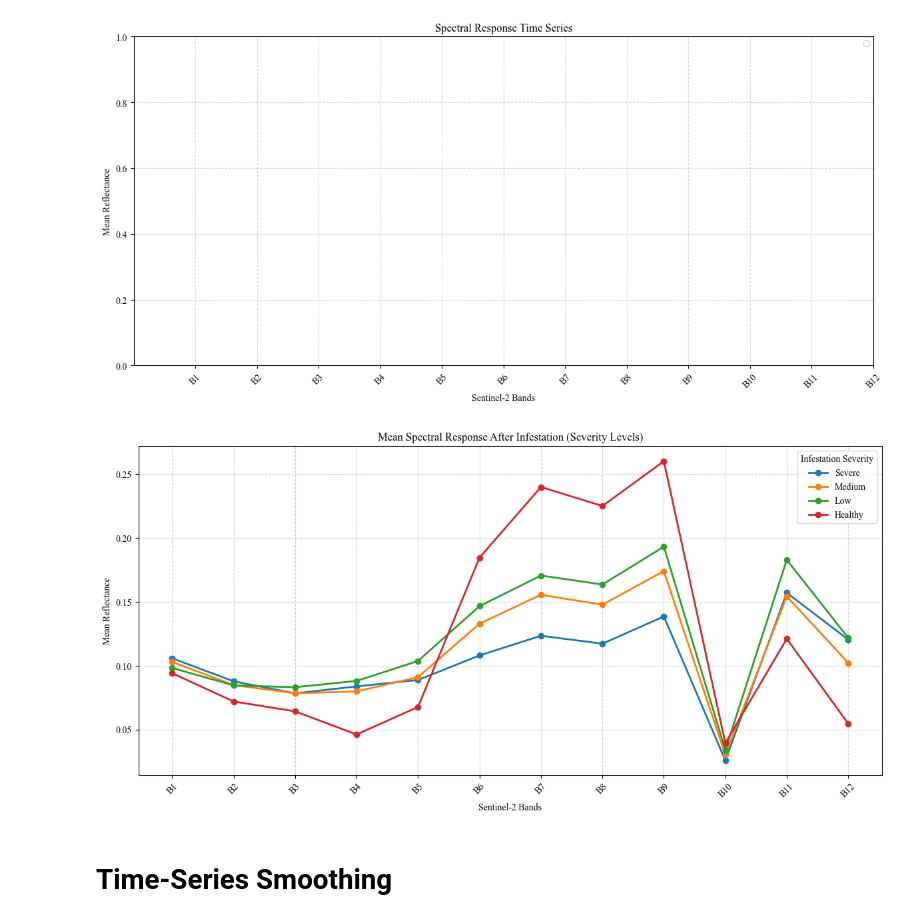
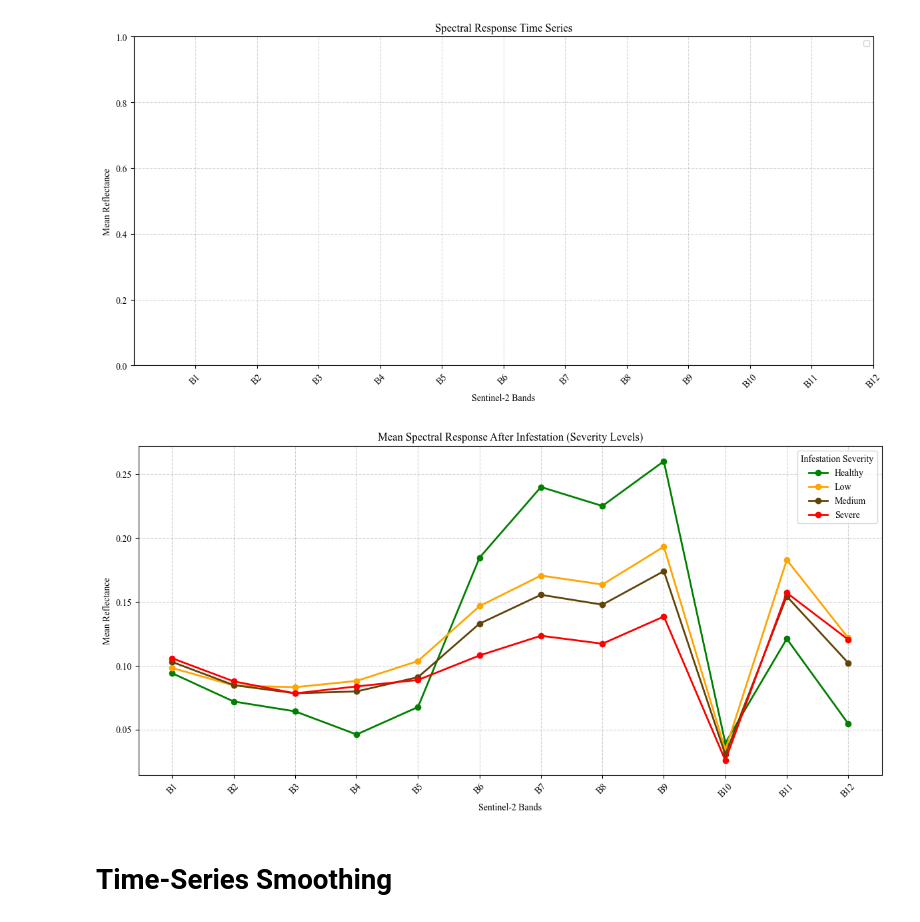
Before and after one commit to fekenzofugi/rsad-time-series, a Jupyter notebook: india.ipynb, the cells around one changed output. Saved outputs shown, nothing was run; the diff lists cells and outputs as text; code cells hidden in the pictures.

```diff
--- a/india.ipynb
+++ b/india.ipynb
@@ -424,7 +445,7 @@ plt.show()
 [figure]
 # %%
 scale = 10000
-path = "datasets/india_pest_time_series"
+path = "datasets/india_severe_time_series"
 
 n_files, name_files = get_files_info(path)
 
@@ -630,36 +651,38 @@ Total number of files: 0
 # %%
 scale = 10000
 path = "datasets/india_before_and_after"
-conditions = ["severe", "medium", "low", "healthy"]
+conditions = ["healthy", "low", "medium", "severe"]
+colors = ["green", "orange", "#62440B", "red"]
 
 bands = np.arange(1, n_bands + 1)
 band_labels = [f"B{i}" for i in bands]
 
 plt.figure(figsize=(12, 6))
 
 for condition in conditions:
     after_path = f"{path}/{condition}_after.tif"
 
     with rasterio.open(after_path) as src:
         img_after = src.read() / scale
 
     mean_after = np.nanmean(img_after.reshape(n_bands, -1), axis=1)
 
     plt.plot(
-        bands, mean_after, "o-", linewidth=2,
+        bands, mean_after, "o-", linewidth=2, color=colors[conditions.index(condition)],
         label=f"{condition.capitalize()}"
     )
 
 plt.xticks(bands, band_labels, rotation=45)
 plt.xlabel("Sentinel-2 Bands")
 plt.ylabel("Mean Reflectance")
 plt.title("Mean Spectral Response After Infestation (Severity Levels)")
 plt.grid(True, linestyle="--", alpha=0.6)
 plt.legend(title="Infestation Severity")
+plt.savefig("figures/india_spectral_severity_classification", dpi=300)
 plt.tight_layout()
 plt.show()
 # %% [output]
-[figure, old version]
+[figure, new version]
 # %% [markdown]
 # Time-Series Smoothing
 # %% [markdown]
```
Also changed, not shown: parts of 8 cells of this notebook, 3 other files.
